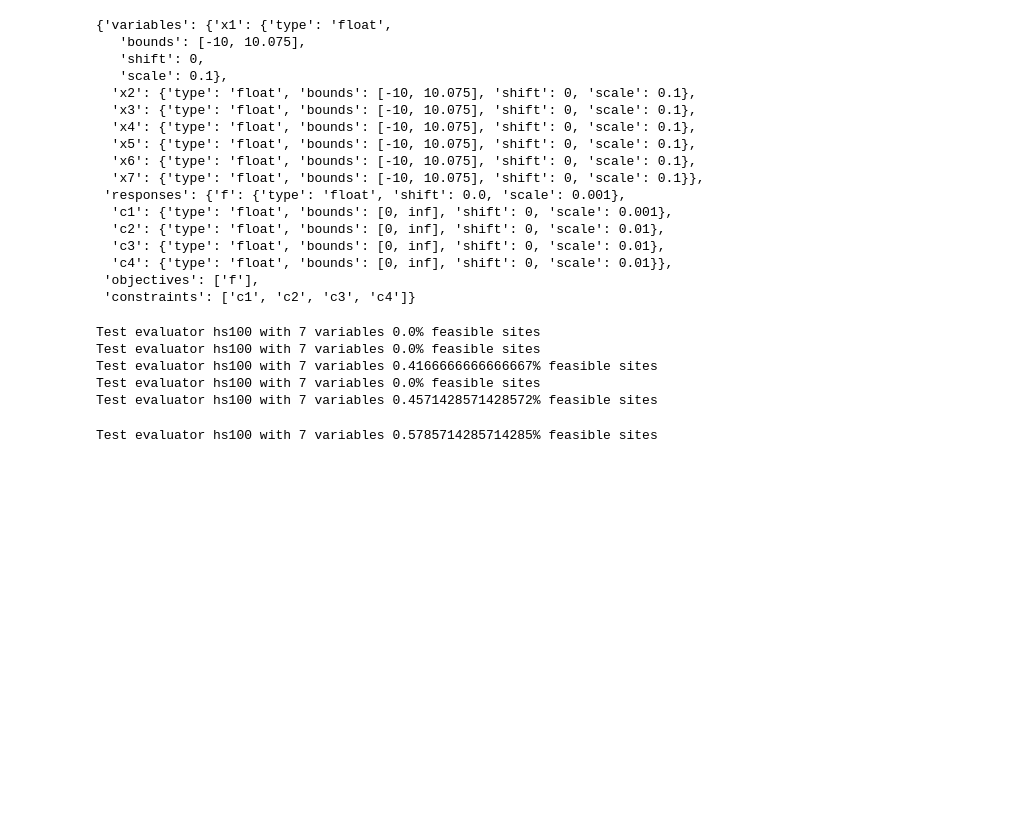
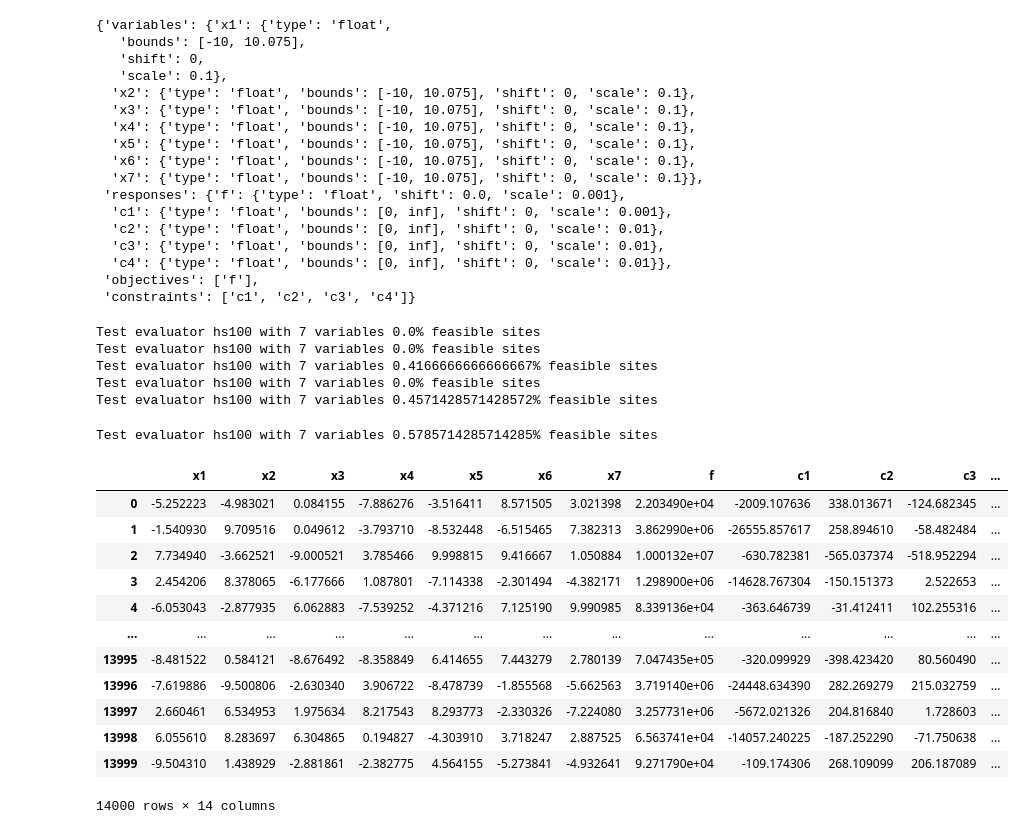
Before and after one commit to linhang-h/FeasibleRegions, a Jupyter notebook: uw_wxml.ipynb, the cells around one changed output. Cells and saved outputs as stored; diff of their text form; code cells hidden in the pictures; blank space fills up the shorter version.

```diff
--- a/uw_wxml.ipynb
+++ b/uw_wxml.ipynb
@@ -908,12 +908,12 @@ class ConstraintCalculator:
         return ret
 # %%
 def simple_experiment(problem: dict, n_samples: int) -> pd.DataFrame:
-    """ Simple wrapper to create an experiment, evaluate the passed in function
+    """ Simple wrapper to create an experiment
 
     Parameters
     ----------
-    local_eval : CallableClass
-        The example evaluator to use
+    problem : dict
+        The variables and constraints given
 
     n_sample: int
         The number of sites to generare
@@ -944,7 +944,7 @@ def simple_experiment(problem: dict, n_samples: int) -> pd.DataFrame:
     exp_df = pd.DataFrame(data=exp_array, columns=variables)
     return(exp_df)
 # %%
-def testing(local_eval: CallableClass, num_sites: int) -> pd.DataFrame:
+def testing(local_eval: CallableClass, num_sites: int, verbose=True) -> pd.DataFrame:
     """ Simple wrapper to create an experiment, evaluate the passed in function
 
         Parameters
@@ -969,7 +969,8 @@ def testing(local_eval: CallableClass, num_sites: int) -> pd.DataFrame:
     exp_data['__State__'] = pd.cut(exp_data['__conviol__'], [-np.inf, eps, 100*eps, np.inf], include_lowest=True, labels=['Feasible', 'Nearly Feasible', "Infeasible"]).astype("str")
     feasible_sites = (exp_data['__State__'] == 'Feasible').sum()
     percentage = feasible_sites/num_sites * 100
-    print(f"Test evaluator {local_eval.name} with {len(local_problem['variables'])} variables {percentage}% feasible sites")
+    if verbose:
+        print(f"Test evaluator {local_eval.name} with {len(local_problem['variables'])} variables {percentage}% feasible sites")
     return (exp_data)
 # %%
 hs100 = HS100()
@@ -1016,3 +1017,19 @@ num_sites = nind*10*5
 exp_data = testing(hs100, nind*2000)
 # %% [output]
 Test evaluator hs100 with 7 variables 0.5785714285714285% feasible sites
+# %%
+exp_data
+# %% [output]
+|  | x1 | x2 | x3 | x4 | x5 | x6 | x7 | f | c1 | c2 | c3 | ... |
+| 0 | -5.252223 | -4.983021 | 0.084155 | -7.886276 | -3.516411 | 8.571505 | 3.021398 | 2.203490e+04 | -2009.107636 | 338.013671 | -124.682345 | ... |
+| 1 | -1.540930 | 9.709516 | 0.049612 | -3.793710 | -8.532448 | -6.515465 | 7.382313 | 3.862990e+06 | -26555.857617 | 258.894610 | -58.482484 | ... |
+| 2 | 7.734940 | -3.662521 | -9.000521 | 3.785466 | 9.998815 | 9.416667 | 1.050884 | 1.000132e+07 | -630.782381 | -565.037374 | -518.952294 | ... |
+| 3 | 2.454206 | 8.378065 | -6.177666 | 1.087801 | -7.114338 | -2.301494 | -4.382171 | 1.298900e+06 | -14628.767304 | -150.151373 | 2.522653 | ... |
+| 4 | -6.053043 | -2.877935 | 6.062883 | -7.539252 | -4.371216 | 7.125190 | 9.990985 | 8.339136e+04 | -363.646739 | -31.412411 | 102.255316 | ... |
+| ... | ... | ... | ... | ... | ... | ... | ... | ... | ... | ... | ... | ... |
+| 13995 | -8.481522 | 0.584121 | -8.676492 | -8.358849 | 6.414655 | 7.443279 | 2.780139 | 7.047435e+05 | -320.099929 | -398.423420 | 80.560490 | ... |
+| 13996 | -7.619886 | -9.500806 | -2.630340 | 3.906722 | -8.478739 | -1.855568 | -5.662563 | 3.719140e+06 | -24448.634390 | 282.269279 | 215.032759 | ... |
+| 13997 | 2.660461 | 6.534953 | 1.975634 | 8.217543 | 8.293773 | -2.330326 | -7.224080 | 3.257731e+06 | -5672.021326 | 204.816840 | 1.728603 | ... |
+| 13998 | 6.055610 | 8.283697 | 6.304865 | 0.194827 | -4.303910 | 3.718247 | 2.887525 | 6.563741e+04 | -14057.240225 | -187.252290 | -71.750638 | ... |
+| 13999 | -9.504310 | 1.438929 | -2.881861 | -2.382775 | 4.564155 | -5.273841 | -4.932641 | 9.271790e+04 | -109.174306 | 268.109099 | 206.187089 | ... |
+14000 rows × 14 columns
```
Also changed, not shown: parts of 4 cells of this notebook.
